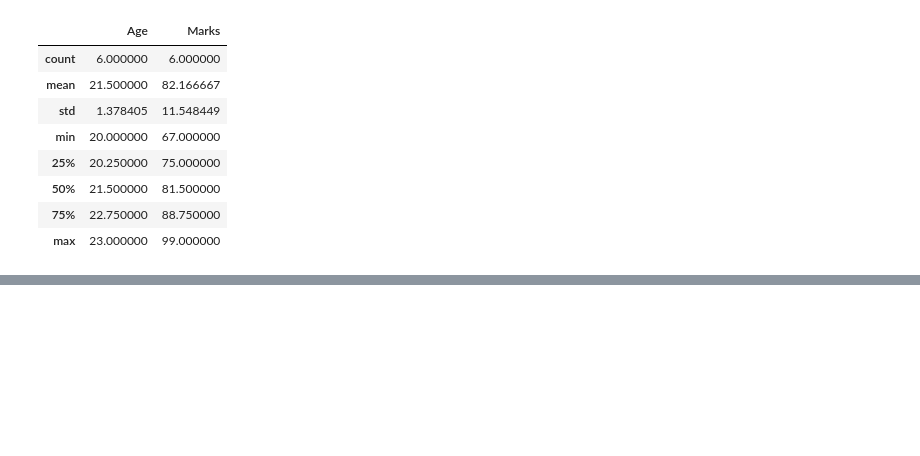
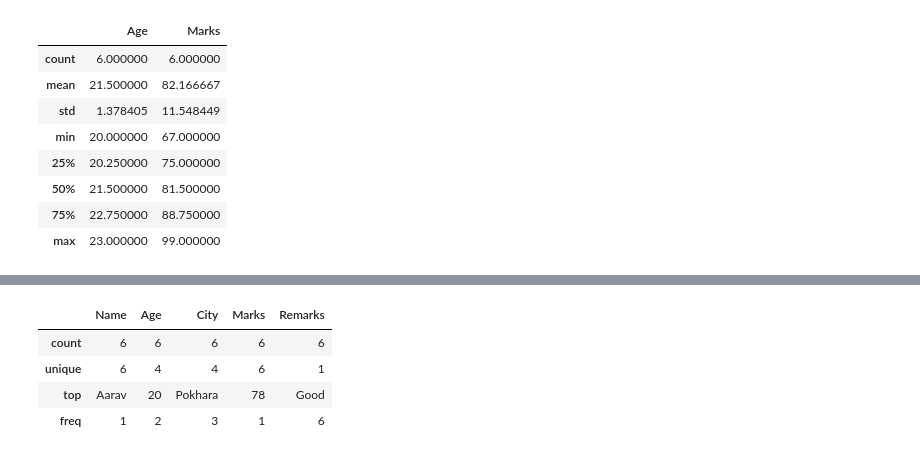
Before and after one commit to krishnaluharuka6/DataEngineering, a Jupyter notebook: Data_Cleaning/01_identify_missing_data.ipynb, the cells around one changed output, grey strips where cells are left out. Saved outputs shown, nothing was run; the diff lists cells and outputs as text; code cells hidden in the pictures; blank space fills up the shorter version.

```diff
--- a/Data_Cleaning/01_identify_missing_data.ipynb
+++ b/Data_Cleaning/01_identify_missing_data.ipynb
@@ -106,3 +249,12 @@ df.describe()
+# %%
+# to know numerical column information in terms of categorical column
+df.astype('object').describe()
+# %% [output]
+|  | Name | Age | City | Marks | Remarks |
+| count | 6 | 6 | 6 | 6 | 6 |
+| unique | 6 | 4 | 4 | 6 | 1 |
+| top | Aarav | 20 | Pokhara | 78 | Good |
+| freq | 1 | 2 | 3 | 1 | 6 |
 # %%
 # Check data type of data frame whether the column is int, float, etc
 df.info()
```
Also changed, not shown: parts of 22 cells of this notebook, 3 other files.
